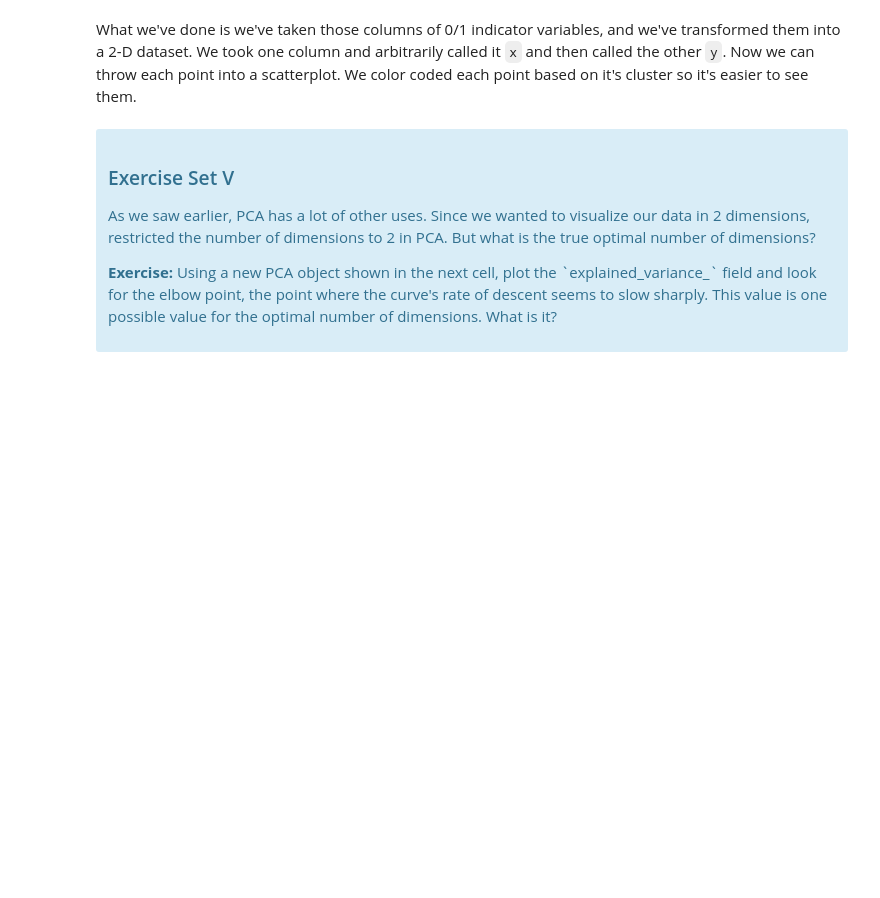
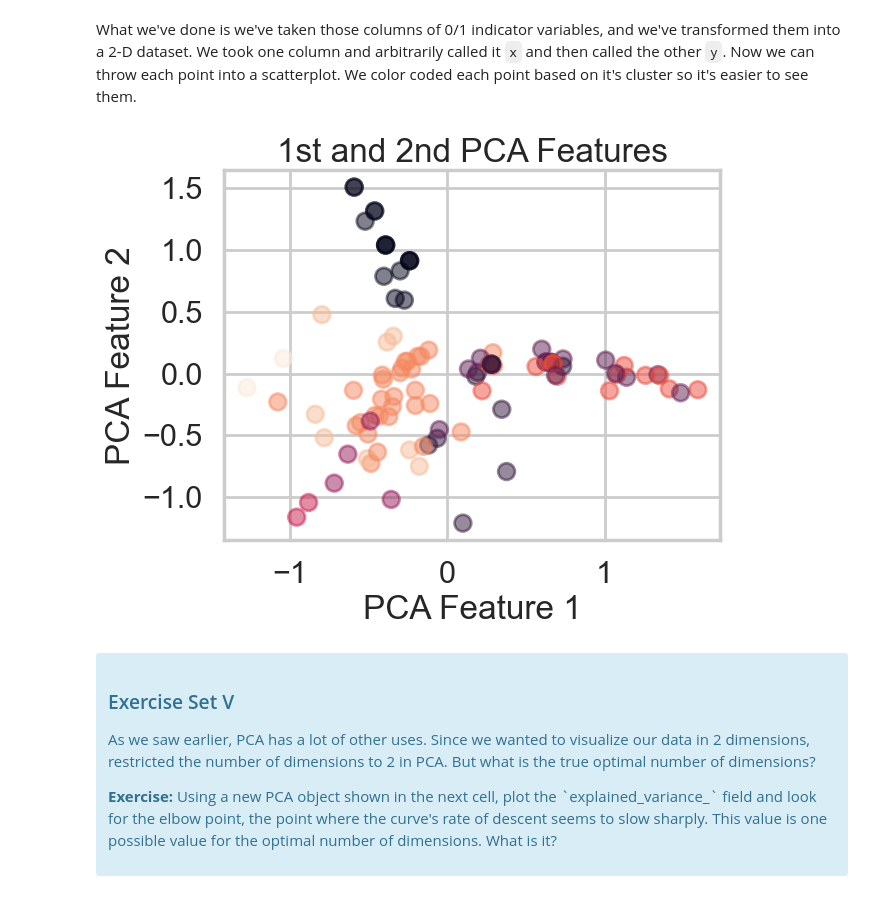
Before and after one commit to BrettlyCD/pca, a Jupyter notebook: Clustering Case Study - Customer Segmentation with K-Means - Tier 3.ipynb, the cells around one changed output. Saved outputs shown, nothing was run; the diff lists cells and outputs as text; code cells hidden in the pictures; blank space fills up the shorter version.

Commit message:
Run PCA and plot results.

```diff
--- a/Clustering Case Study - Customer Segmentation with K-Means - Tier 3.ipynb
+++ b/Clustering Case Study - Customer Segmentation with K-Means - Tier 3.ipynb
@@ -169,6 +169,6 @@ plt.show()
 Going into this, I've gotten used to seeing less clusters in our examples, 3-4 usually. Looking at the scree plot, there isn't a blatantly obvious elbow here, but I would say the scree plot start to flatten a bit more at 4 clusters, so we'll go with 3 clusters moving forward. This was the challenging thing with the elbow method - there is no numberical value to compare. Just best judgement on where the plot starts to elbow which isn't always obvious.
 # %%
 #Rerun model, this time with only 3 clusters
-k_model = KMeans(n_clusters=3, random_state=42)
+k_model = KMeans(n_clusters=3, n_init=10, random_state=42)
 k_model.fit(matrix_array)
 # %% [output]
@@ -316,6 +316,12 @@ For n_clusters = 10 The average silhouette_score is : 0.12720546210110895
 [figure]
 [figure]
 [figure]
+# %%
+#save final clustering using 9 clusters
+
+k_model_final = KMeans(n_clusters=9, n_init=10, random_state=42)
+k_model_final.fit(matrix_array)
+k_labels_final = k_model_final.labels_
 # %% [markdown]
 #### 3aiii.  Choosing $K$: The Gap Statistic
 
@@ -373,0 +381,9 @@ This is only one use of PCA for dimension reduction. We can also use PCA when we
+# %%
+#reduce dimensionality using pca
+model = PCA(n_components=2, random_state=42)
+
+pca_features = model.fit_transform(matrix_array)
+
+#save first and second features (x,y)
+x = pca_features[:,0]
+y = pca_features[:,1]
@@ -373,0 +409,5 @@ This is only one use of PCA for dimension reduction. We can also use PCA when we
+# %%
+#create a dataframe with our metrics
+pca_df = pd.DataFrame({'customer_name': df_matrix.index, 'cluster_id': k_labels_final, 'pca_x': x, 'pca_y': y})
+
+pca_df.head()
@@ -374,5 +421,17 @@ This is only one use of PCA for dimension reduction. We can also use PCA when we
 # %% [markdown]
 What we've done is we've taken those columns of 0/1 indicator variables, and we've transformed them into a 2-D dataset. We took one column and arbitrarily called it `x` and then called the other `y`. Now we can throw each point into a scatterplot. We color coded each point based on it's cluster so it's easier to see them.
+# %%
+fig, ax = plt.subplots()
+
+ax.scatter('pca_x', 'pca_y', data=pca_df, marker='o', alpha=0.5, c='cluster_id')
+
+ax.set_xlabel('PCA Feature 1')
+ax.set_ylabel('PCA Feature 2')
+ax.set_title('1st and 2nd PCA Features')
+
+plt.show()
+# %% [output]
+[figure, added]
 # %% [markdown]
 <div class="span5 alert alert-info">
 <h3>Exercise Set V</h3>
```
Also changed, not shown: parts of 6 cells of this notebook.
